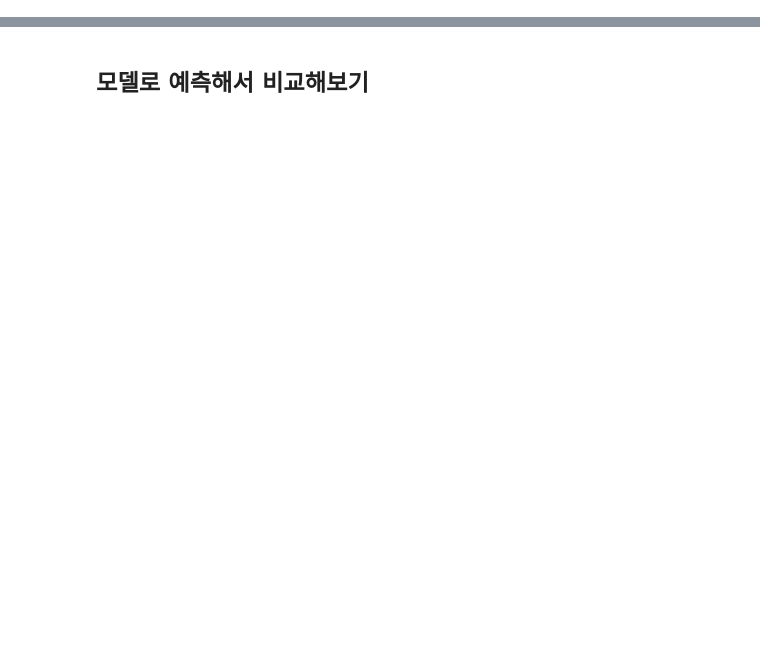
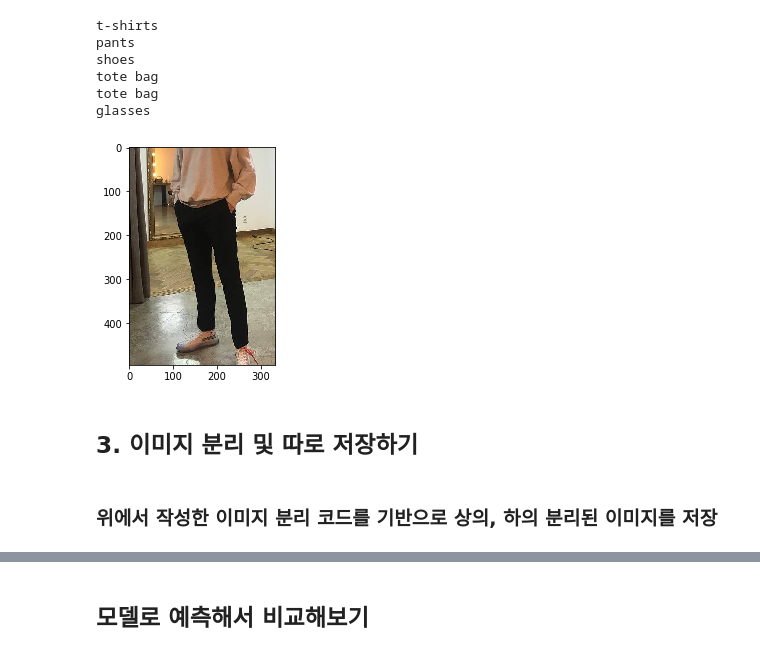
Before and after one commit to z2soo/Project, a Jupyter notebook: 의상_매칭_서비스/코드/016_카카오API활용_이미지_분리.ipynb, the cells around one changed output, grey strips where cells are left out. Saved outputs shown, nothing was run; the diff lists cells and outputs as text; code cells hidden in the pictures; blank space fills up the shorter version.

```diff
--- a/의상_매칭_서비스/코드/016_카카오API활용_이미지_분리.ipynb
+++ b/의상_매칭_서비스/코드/016_카카오API활용_이미지_분리.ipynb
@@ -199,0 +140,45 @@ seperate_n_predict(img_dir)
+# %%
+# 3. 이미지 자르기 : 성공
+
+
+# 1) 사진 정보 담기
+info = []
+for each in result['result']['objects']:
+    each = list(each.values())
+    info.append(each)
+#print(info)
+
+# 순서 : x1, y1, x2, y2, class
+# 'class' key로 호출할 때, 여러 value(glasses, shoes 등) 포함됬었음
+# 조건으로 pants, t-shirts 등 만 걸러내기 어려워서 이를 보안
+
+
+
+# 2) 사진 잘라내기
+# 계속 새로운 이미지를 띄워줘야 앞에서 잘린 이미지로 계속 작업하지 않음
+for _ in range(len(info)):
+    img = Image.open(img_dir)
+    category = info[_][4]
+    print(category)
+
+    if category in ('shirts','t-shirts','pants','skirts'):
+
+        x = info[_][0]*fig_w - 100
+        y = info[_][1]*fig_h - 100
+        w = info[_][2]*fig_w + 50
+        h = info[_][3]*fig_h + 50
+        img = img.crop((x,y,w,h))
+        plt.imshow(img)                                    # 하나 사진만 나오지만
+        img.show()                                         # 팝업창으로 띄워보면 잘 실행됨 확인
+# %% [output]
+t-shirts
+pants
+shoes
+tote bag
+tote bag
+glasses
+[figure, added]
+# %% [markdown]
+## 3. 이미지 분리 및 따로 저장하기
+# %% [markdown]
+### 위에서 작성한 이미지 분리 코드를 기반으로 상의, 하의 분리된 이미지를 저장
```
Also changed, not shown: parts of 36 cells of this notebook, 17 other files.
